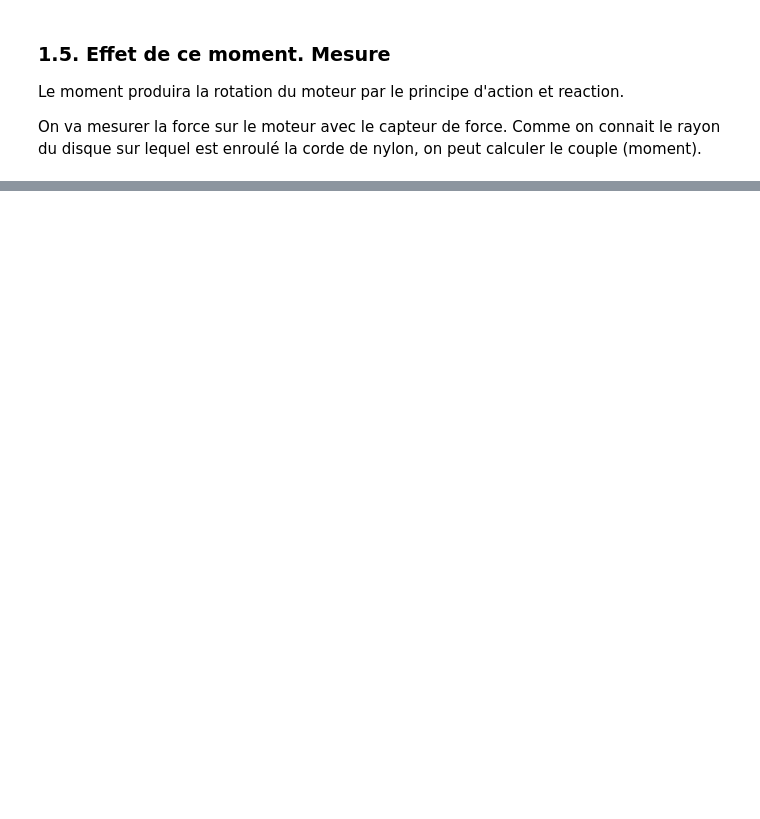
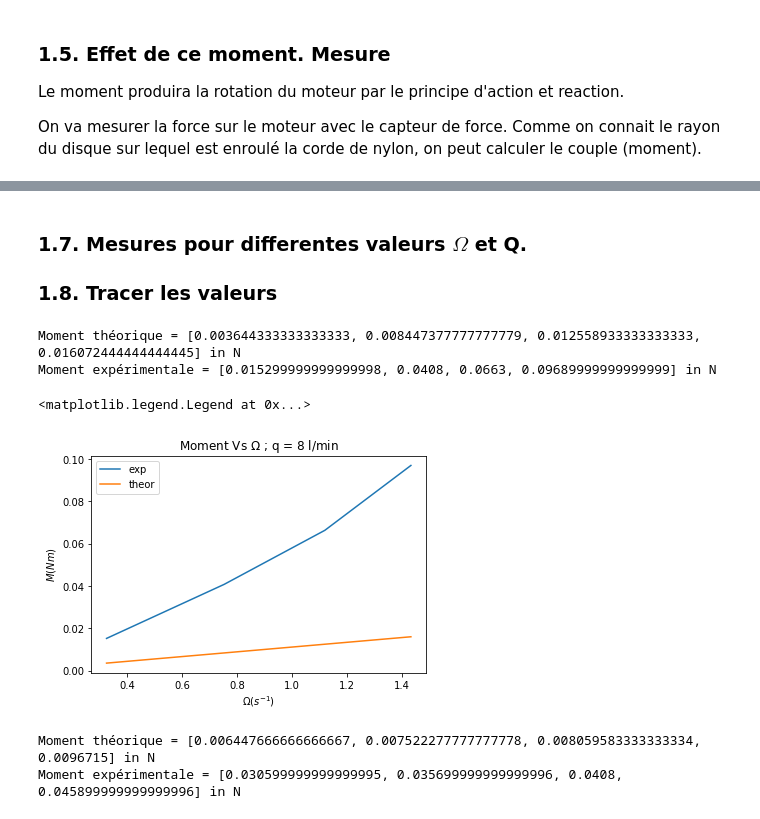
Before and after one commit to calpe/tp_fluid_mechanics, a Jupyter notebook: tp3_coriolis_notebook.ipynb, the cells around one changed output, grey strips where cells are left out. Drawn from its saved outputs; the diff is of its cells as text; code cells hidden in the pictures; blank space fills up the shorter version.

Commit message:
Finished notebook tp3_coriolis_notebook.

```diff
--- a/tp3_coriolis_notebook.ipynb
+++ b/tp3_coriolis_notebook.ipynb
@@ -5,3 +9,6 @@
+# %%
+# Create TP oject
+tp = TP3Coriolis(name='calpe', HAS_TO_SAVE=False)
 # %% [markdown]
 ## 1. EFFET DE LA FORCE DE CORIOLIS
 # %% [markdown]
@@ -42,0 +54,62 @@ On va mesurer la force sur le moteur avec le capteur de force. Comme on connait
+# %% [markdown]
+### 1.7. Mesures pour differentes valeurs $\Omega$ et Q.
+### 1.8. Tracer les valeurs
+# %%
+# Mesure moment force de coriolis pour un débit constant.
+charge = 8 # débit in l/min
+omegas = [19.5, 45.2, 67.2, 86] # vitesse de rotation rpm/min
+forces = [0.15, 0.4, 0.65, 0.95] # force in N
+
+# Calcule moment théorique et moment expérimentale.
+moment_theor = []
+moment_exp = []
+
+for i, omega in enumerate(omegas):
+    moment_theor.append(tp.compute_moment_coriolis(charge, omega))
+    moment_exp.append(forces[i] * tp.r_disk)
+
+print('Moment théorique = {} in N'.format(moment_theor))
+print('Moment expérimentale = {} in N'.format(moment_exp))
+# %% [output]
+Moment théorique = [0.003644333333333333, 0.008447377777777779, 0.012558933333333333, 0.016072444444444445] in N
+Moment expérimentale = [0.015299999999999998, 0.0408, 0.0663, 0.09689999999999999] in N
+# %%
+# Tracer les valeurs
+
+fig, ax = plt.subplots()
+ax.set_xlabel('$\Omega (s^{-1})$')
+ax.set_ylabel('$M (Nm)$')
+ax.set_title('Moment Vs $\Omega$ ; q = {} l/min'.format(charge))
+omegas_plot = []
+for omega in omegas:
+    omegas_plot.append(omega / 60.)
+
+ax.plot(omegas_plot, moment_exp, label='exp')
+ax.plot(omegas_plot, moment_theor, label='theor')
+
+
+ax.legend()
+# %% [output]
+<matplotlib.legend.Legend at 0x...>
+[figure, added]
+# %%
+# Mesure moment de la force de Coriolis pour une vitesse de rotation constante
+
+omega = 46 # vitesse rotation rpm
+charges = [6, 7, 7.5, 9] # débit l/min
+forces  = [0.3, 0.35, 0.4, 0.45] # force in Nprint('The coefficient A is {}'.format(A))
+
+
+# Calcule moment théorique et moment expérimentale.
+moment_theor = []
+moment_exp = []
+
+for i, charge in enumerate(charges):
+    moment_theor.append(tp.compute_moment_coriolis(charge, omega))
+    moment_exp.append(forces[i] * tp.r_disk)
+
+print('Moment théorique = {} in N'.format(moment_theor))
+print('Moment expérimentale = {} in N'.format(moment_exp))
+# %% [output]
+Moment théorique = [0.006447666666666667, 0.007522277777777778, 0.008059583333333334, 0.0096715] in N
+Moment expérimentale = [0.030599999999999995, 0.035699999999999996, 0.0408, 0.045899999999999996] in N
```
Also changed, not shown: parts of 12 cells of this notebook.
